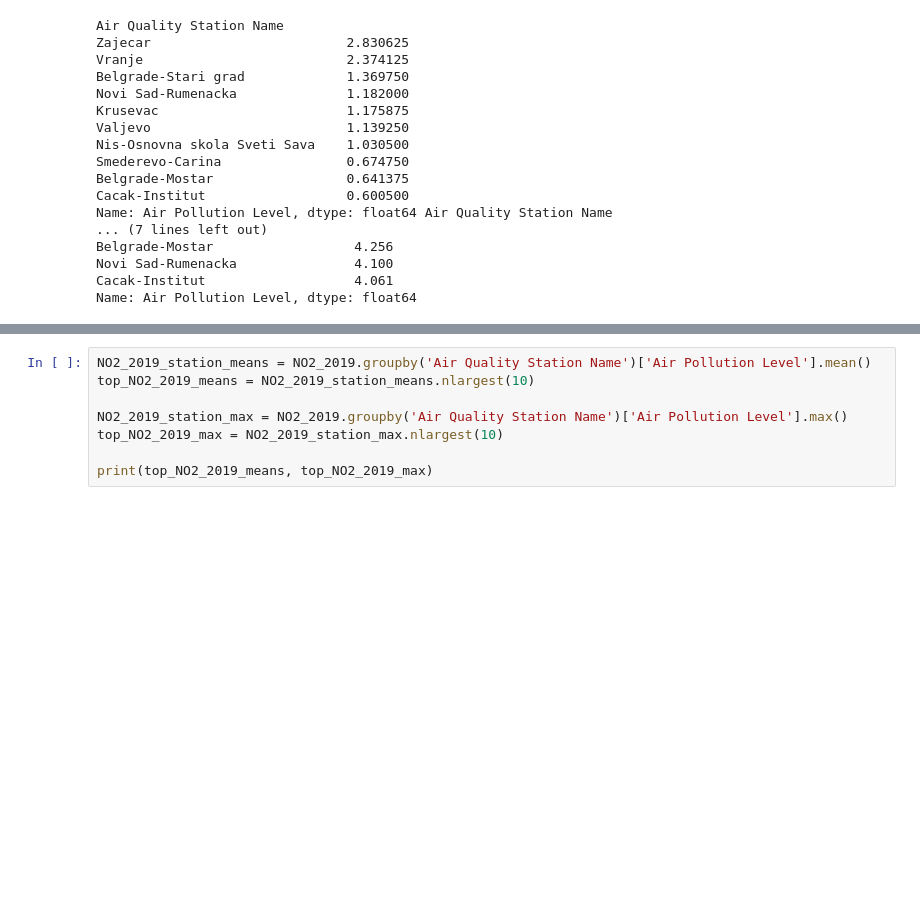
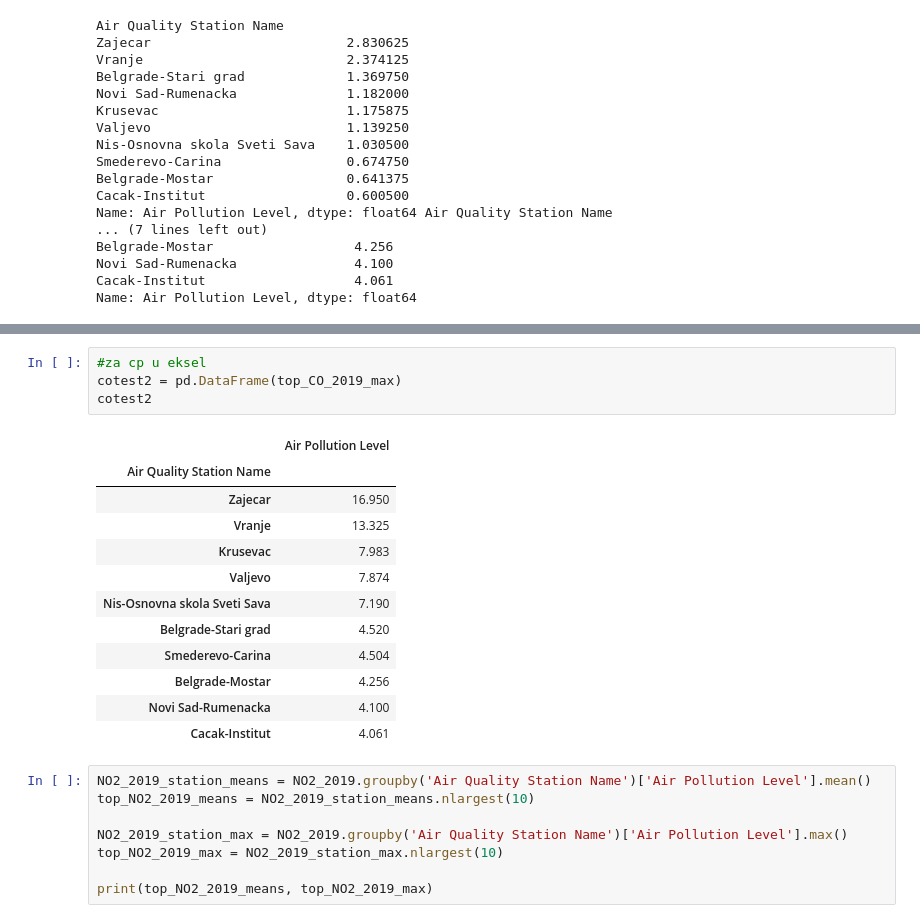
Before and after one commit to makilezx/analysis-of-air-pollution-in-Serbian-cities, a Jupyter notebook: data-analysis-1.ipynb, the cells around one changed output, grey strips where cells are left out. Saved outputs shown, nothing was run; the diff lists cells and outputs as text; blank space fills up the shorter version.

```diff
--- a/data-analysis-1.ipynb
+++ b/data-analysis-1.ipynb
@@ -386,3 +389,20 @@ Name: Air Pollution Level, dtype: float64
+# %%
+#za cp u eksel
+cotest2 = pd.DataFrame(top_CO_2019_max)
+cotest2
+# %% [output]
+|  | Air Pollution Level |
+| Air Quality Station Name |  |
+| Zajecar | 16.950 |
+| Vranje | 13.325 |
+| Krusevac | 7.983 |
+| Valjevo | 7.874 |
+| Nis-Osnovna skola Sveti Sava | 7.190 |
+| Belgrade-Stari grad | 4.520 |
+| Smederevo-Carina | 4.504 |
+| Belgrade-Mostar | 4.256 |
+| Novi Sad-Rumenacka | 4.100 |
+| Cacak-Institut | 4.061 |
 # %%
 NO2_2019_station_means = NO2_2019.groupby('Air Quality Station Name')['Air Pollution Level'].mean()
 top_NO2_2019_means = NO2_2019_station_means.nlargest(10)
```
Also changed, not shown: parts of 36 cells of this notebook.
